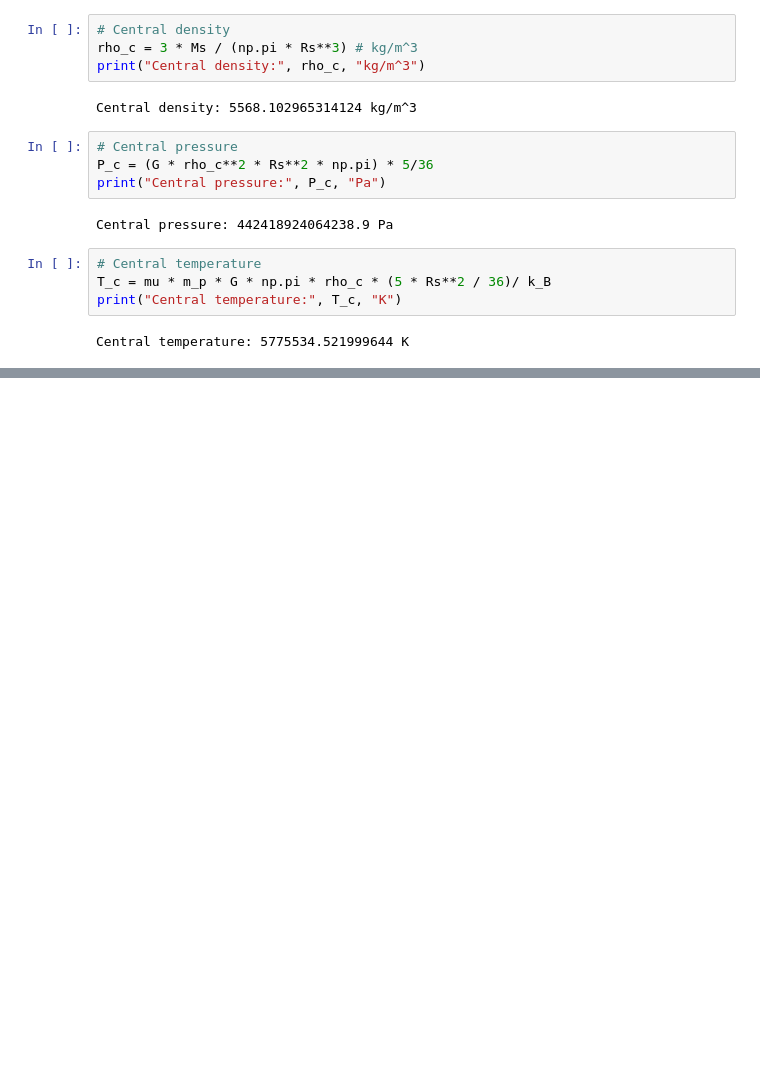
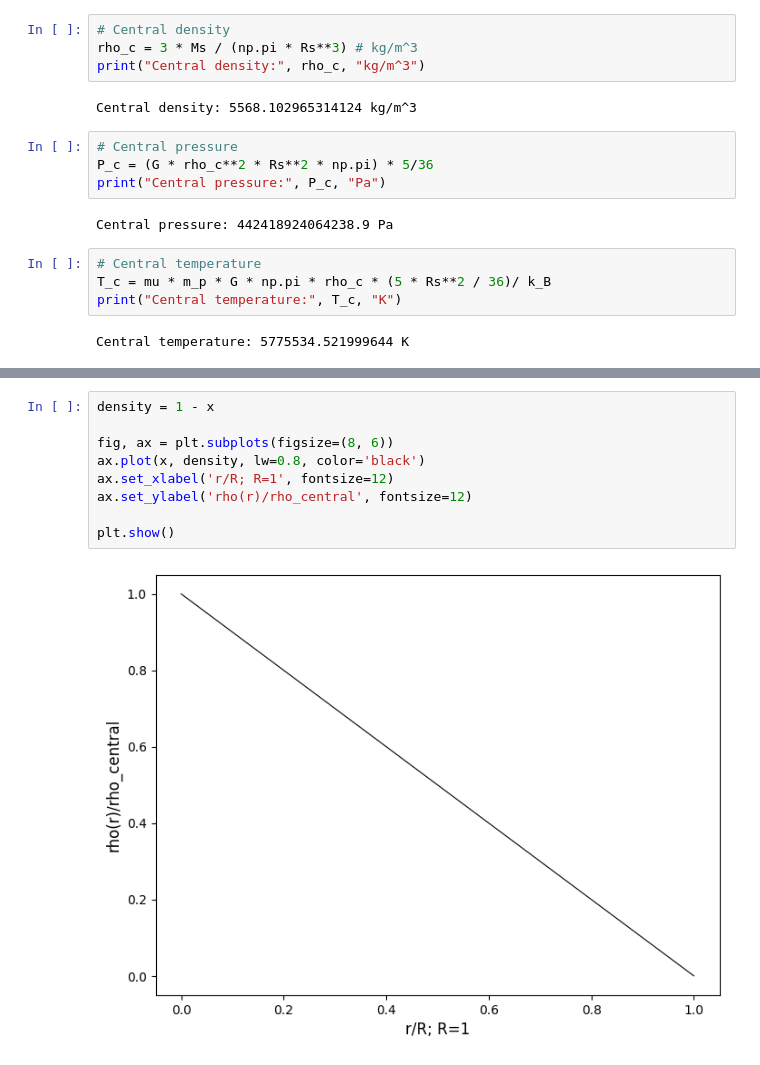
Before and after one commit to ASTR0MNSTR/univ_codes, a Jupyter notebook: 2025_2026/semester_02/inner_stars/zadanie/zad2.ipynb, the cells around one changed output, grey strips where cells are left out. Saved outputs shown, nothing was run; the diff lists cells and outputs as text; blank space fills up the shorter version.

```diff
--- a/2025_2026/semester_02/inner_stars/zadanie/zad2.ipynb
+++ b/2025_2026/semester_02/inner_stars/zadanie/zad2.ipynb
@@ -64,0 +101,11 @@ Central temperature: 5775534.521999644 K
+# %%
+density = 1 - x
+
+fig, ax = plt.subplots(figsize=(8, 6))
+ax.plot(x, density, lw=0.8, color='black')
+ax.set_xlabel('r/R; R=1', fontsize=12)
+ax.set_ylabel('rho(r)/rho_central', fontsize=12)
+
+plt.show()
+# %% [output]
+[figure, added]
```
Also changed, not shown: parts of 4 cells of this notebook.
